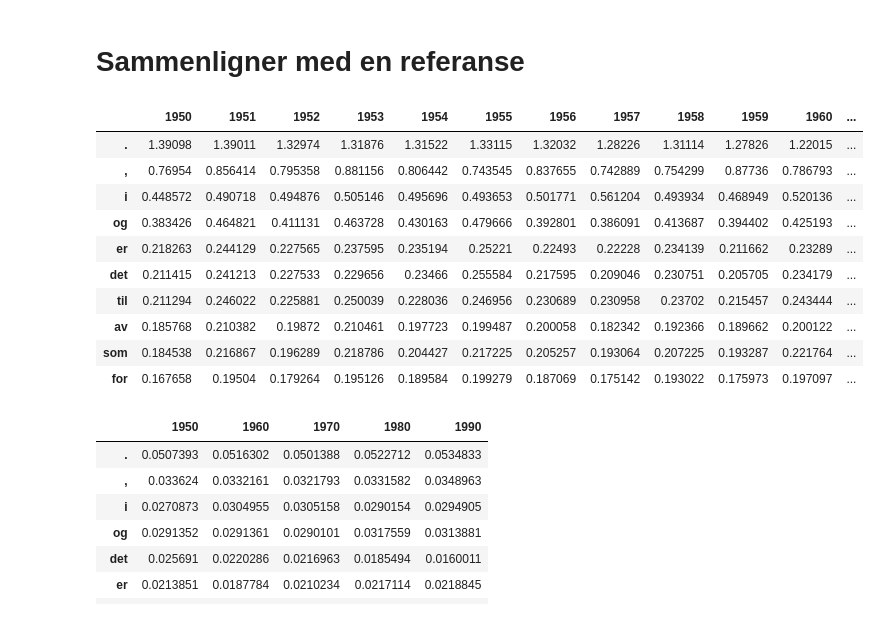
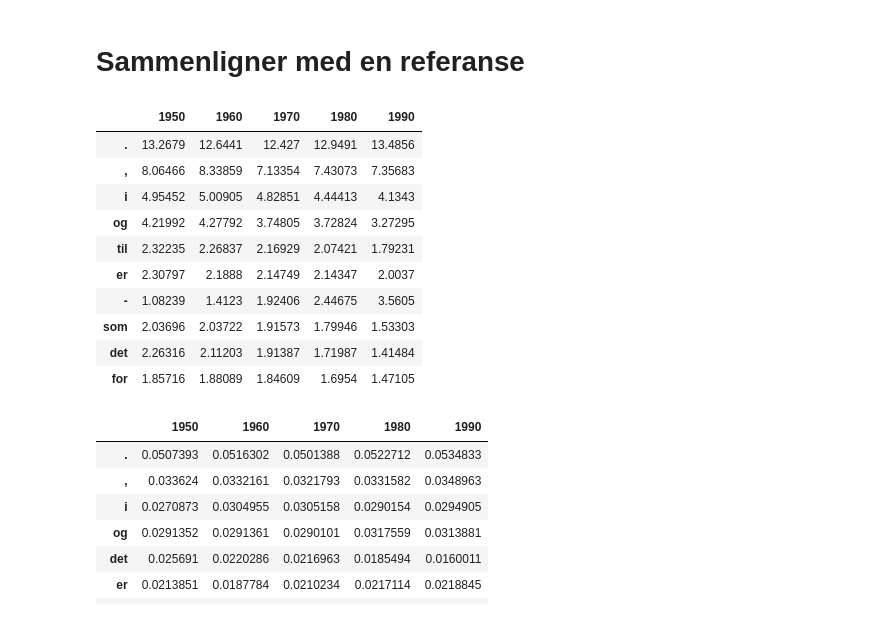
Before and after one commit to Yoonsen/HeCore, a Jupyter notebook: coll_demokrati_pmi.ipynb, the cells around one changed output. Saved outputs shown, nothing was run; the diff lists cells and outputs as text; code cells hidden in the pictures.

```diff
--- a/coll_demokrati_pmi.ipynb
+++ b/coll_demokrati_pmi.ipynb
@@ -188,25 +194,27 @@ agg = group_frames(colls)
 nb.normalize_corpus_dataframe(agg)
 # %% [output]
 True
+# %%
+ref = group_frames(referenceerence)
 # %% [markdown]
 
 # Opptelling
 # %% [markdown]
 # Sammenligner med en referanse
 # %%
-reference.sort_values(by=reference.columns[2], ascending=False)[:10].style.background_gradient()
+ref.sort_values(by=ref.columns[2], ascending=False)[:10].style.background_gradient()
 # %% [output]
-|  | 1950 | 1951 | 1952 | 1953 | 1954 | 1955 | 1956 | 1957 | 1958 | 1959 | 1960 | ... |
-| . | 1.39098 | 1.39011 | 1.32974 | 1.31876 | 1.31522 | 1.33115 | 1.32032 | 1.28226 | 1.31114 | 1.27826 | 1.22015 | ... |
-| , | 0.76954 | 0.856414 | 0.795358 | 0.881156 | 0.806442 | 0.743545 | 0.837655 | 0.742889 | 0.754299 | 0.87736 | 0.786793 | ... |
-| i | 0.448572 | 0.490718 | 0.494876 | 0.505146 | 0.495696 | 0.493653 | 0.501771 | 0.561204 | 0.493934 | 0.468949 | 0.520136 | ... |
-| og | 0.383426 | 0.464821 | 0.411131 | 0.463728 | 0.430163 | 0.479666 | 0.392801 | 0.386091 | 0.413687 | 0.394402 | 0.425193 | ... |
-| er | 0.218263 | 0.244129 | 0.227565 | 0.237595 | 0.235194 | 0.25221 | 0.22493 | 0.22228 | 0.234139 | 0.211662 | 0.23289 | ... |
-| det | 0.211415 | 0.241213 | 0.227533 | 0.229656 | 0.23466 | 0.255584 | 0.217595 | 0.209046 | 0.230751 | 0.205705 | 0.234179 | ... |
-| til | 0.211294 | 0.246022 | 0.225881 | 0.250039 | 0.228036 | 0.246956 | 0.230689 | 0.230958 | 0.23702 | 0.215457 | 0.243444 | ... |
-| av | 0.185768 | 0.210382 | 0.19872 | 0.210461 | 0.197723 | 0.199487 | 0.200058 | 0.182342 | 0.192366 | 0.189662 | 0.200122 | ... |
-| som | 0.184538 | 0.216867 | 0.196289 | 0.218786 | 0.204427 | 0.217225 | 0.205257 | 0.193064 | 0.207225 | 0.193287 | 0.221764 | ... |
-| for | 0.167658 | 0.19504 | 0.179264 | 0.195126 | 0.189584 | 0.199279 | 0.187069 | 0.175142 | 0.193022 | 0.175973 | 0.197097 | ... |
+|  | 1950 | 1960 | 1970 | 1980 | 1990 |
+| . | 13.2679 | 12.6441 | 12.427 | 12.9491 | 13.4856 |
+| , | 8.06466 | 8.33859 | 7.13354 | 7.43073 | 7.35683 |
+| i | 4.95452 | 5.00905 | 4.82851 | 4.44413 | 4.1343 |
+| og | 4.21992 | 4.27792 | 3.74805 | 3.72824 | 3.27295 |
+| til | 2.32235 | 2.26837 | 2.16929 | 2.07421 | 1.79231 |
+| er | 2.30797 | 2.1888 | 2.14749 | 2.14347 | 2.0037 |
+| - | 1.08239 | 1.4123 | 1.92406 | 2.44675 | 3.5605 |
+| som | 2.03696 | 2.03722 | 1.91573 | 1.79946 | 1.53303 |
+| det | 2.26316 | 2.11203 | 1.91387 | 1.71987 | 1.41484 |
+| for | 1.85716 | 1.88089 | 1.84609 | 1.6954 | 1.47105 |
 # %%
 agg.sort_values(by=agg.columns[2], ascending=False)[:10].style.background_gradient()
 # %% [output]
```
Also changed, not shown: parts of 18 cells of this notebook, 7 other files.
